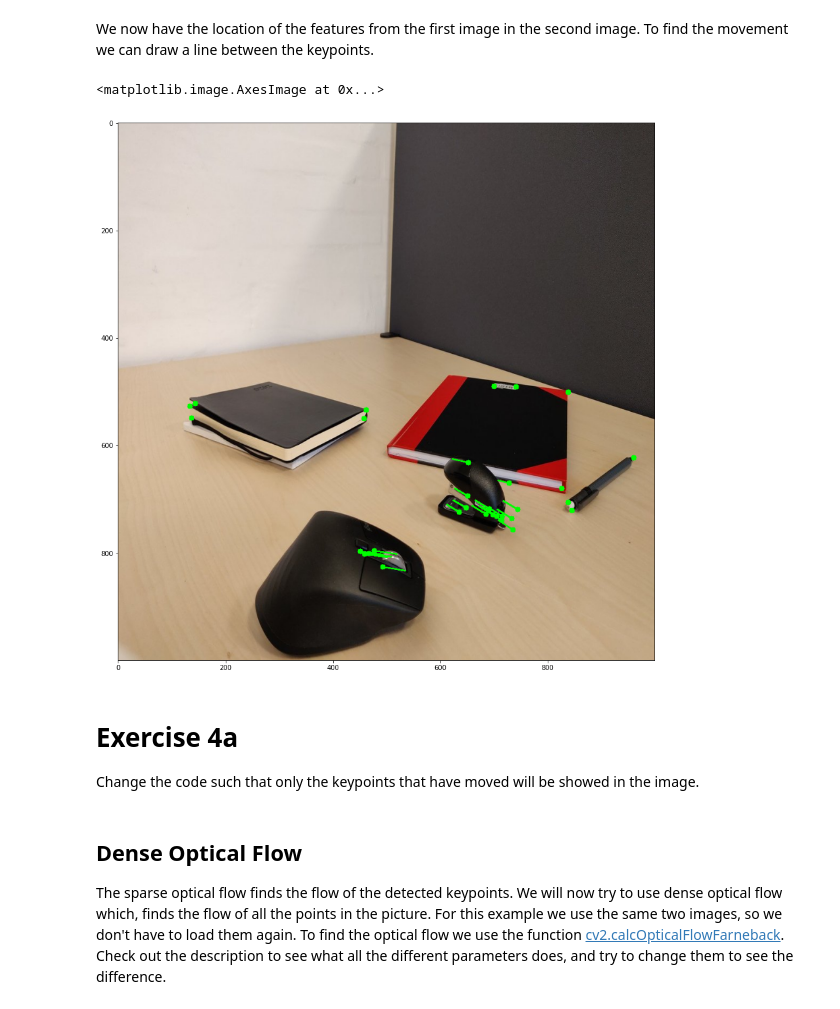
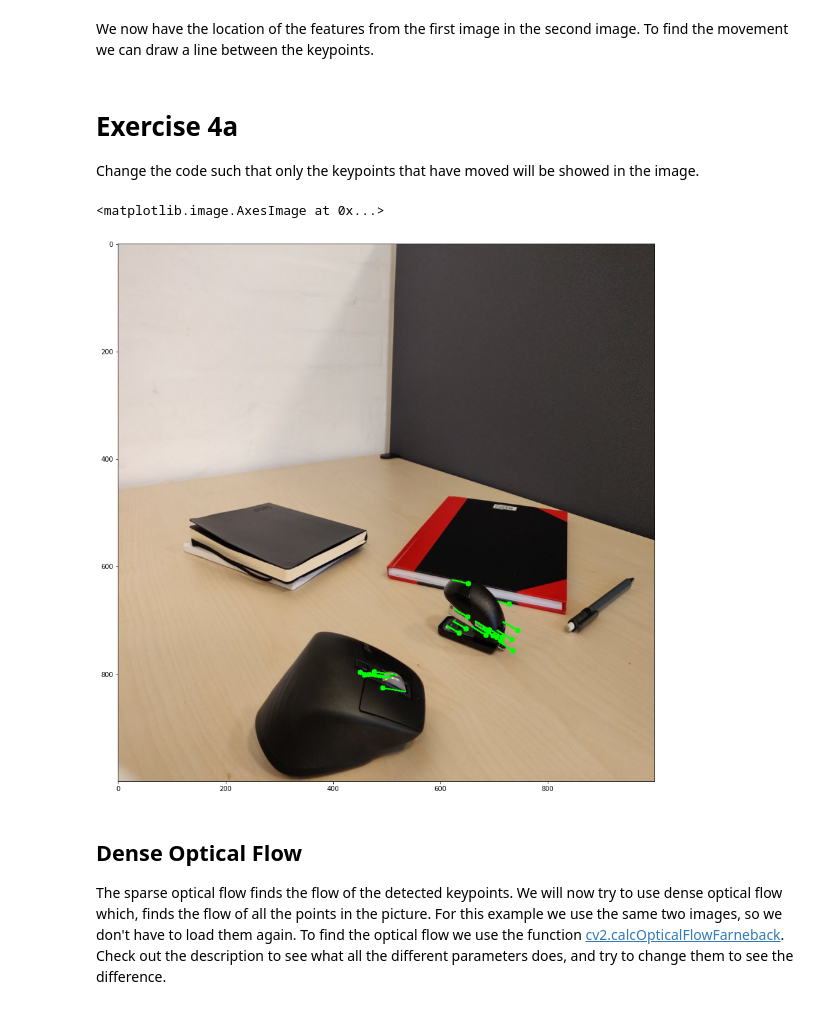
Before and after one commit to jakoboss69/Exercises-in-Perception-Group-2, a Jupyter notebook: week 2 - Edge detection and description/Bendik/Exercise/Exercise 4 - Optical Flow.ipynb, the cells around one changed output. Saved outputs shown, nothing was run; the diff lists cells and outputs as text; code cells hidden in the pictures.

```diff
--- a/week 2 - Edge detection and description/Bendik/Exercise/Exercise 4 - Optical Flow.ipynb
+++ b/week 2 - Edge detection and description/Bendik/Exercise/Exercise 4 - Optical Flow.ipynb
@@ -40,22 +40,42 @@ feat2, status, error = cv2.calcOpticalFlowPyrLK(gray1, gray2, feat1, None)
 # %% [markdown]
 We now have the location of the features from the first image in the second image. To find the movement we can draw a line between the keypoints.
 # %%
-for i in range(len(feat1)):
-    f10=int(feat1[i][0][0])
-    f11=int(feat1[i][0][1])
-    f20=int(feat2[i][0][0])
-    f21=int(feat2[i][0][1])
-    cv2.line(img2, (f10,f11), (f20, f21), (0, 255, 0), 2)
-    cv2.circle(img2, (f10, f11), 5, (0, 255, 0), -1)
+# for i in range(len(feat1)):
+#     f10=int(feat1[i][0][0])
+#     f11=int(feat1[i][0][1])
+#     f20=int(feat2[i][0][0])
+#     f21=int(feat2[i][0][1])
+#     cv2.line(img2, (f10,f11), (f20, f21), (0, 255, 0), 2)
+#     cv2.circle(img2, (f10, f11), 5, (0, 255, 0), -1)
 
-plt.figure(figsize=(15,15))
-plt.imshow(img2)
+# plt.figure(figsize=(15,15))
+# plt.imshow(img2)
-# %% [output]
-<matplotlib.image.AxesImage at 0x...>
-[figure, removed]
 # %% [markdown]
 # Exercise 4a
 Change the code such that only the keypoints that have moved will be showed in the image.
+# %%
+# Change the code such that only the keypoints that have moved will be showed in the image.
+# The keypoints that have not moved will be black.
+# The keypoints that have moved will be green.
+for i in range(len(feat1)):
+    f10=int(feat1[i][0][0])
+    f11=int(feat1[i][0][1])
+    f20=int(feat2[i][0][0])
+    f21=int(feat2[i][0][1])
+
+    f1 = np.array([f10,f11])
+    f2 = np.array([f20,f21])
+    # print(np.linalg.norm(np.array([f10,f11]) - np.array([f20,f21])))
+
+    if np.linalg.norm(np.array([f10,f11]) - np.array([f20,f21])) > 5:
+        cv2.circle(img2, (f10, f11), 5, (0, 255, 0), -1)
+        cv2.line(img2, (f10,f11), (f20, f21), (0, 255, 0), 2)
+
+plt.figure(figsize=(15,15))
+plt.imshow(img2)
+# %% [output]
+<matplotlib.image.AxesImage at 0x...>
+[figure, added]
 # %% [markdown]
 ## Dense Optical Flow
 The sparse optical flow finds the flow of the detected keypoints. We will now try to use dense optical flow which, finds the flow of all the points in the picture.
```
Also changed, not shown: parts of 2 cells of this notebook, 15 other files.
